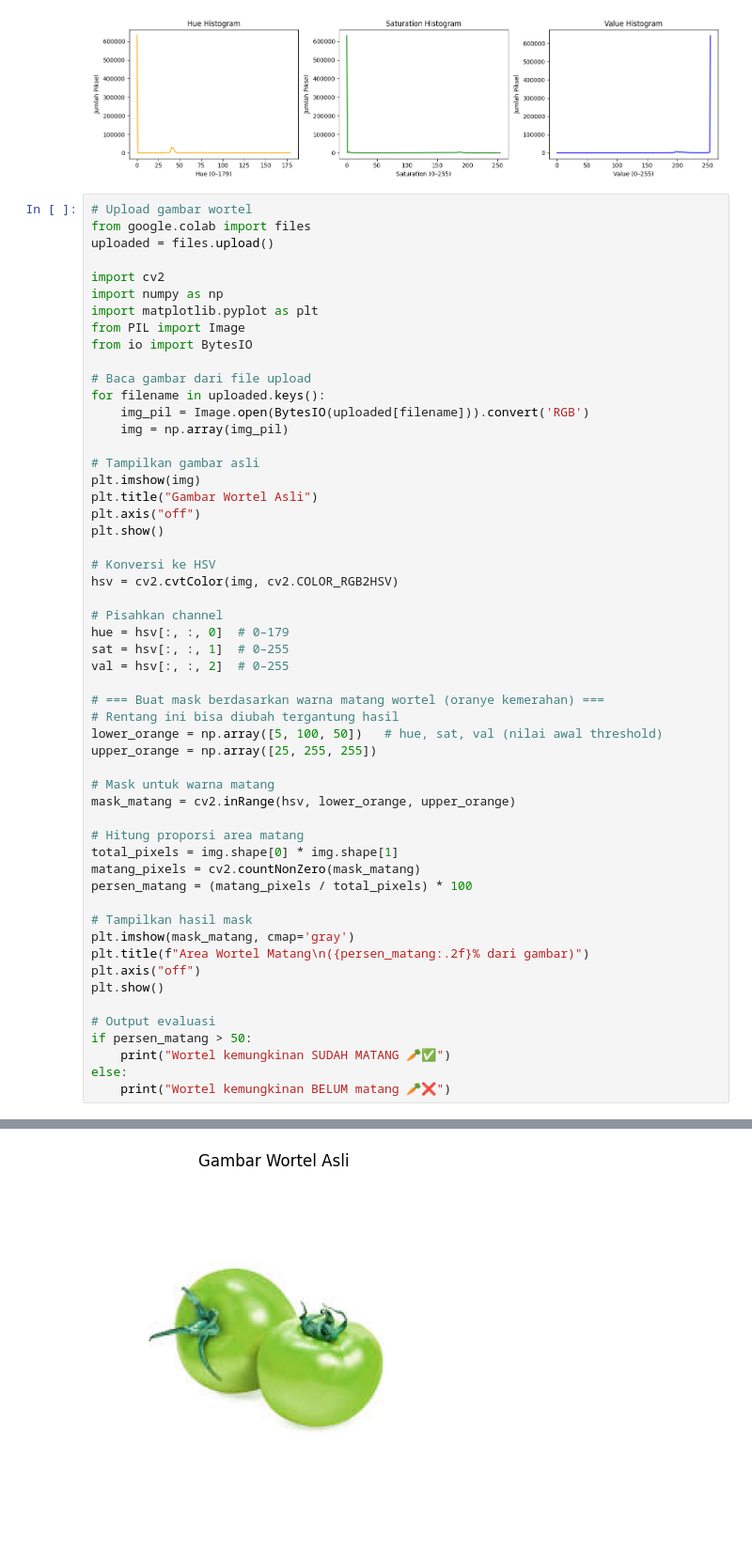
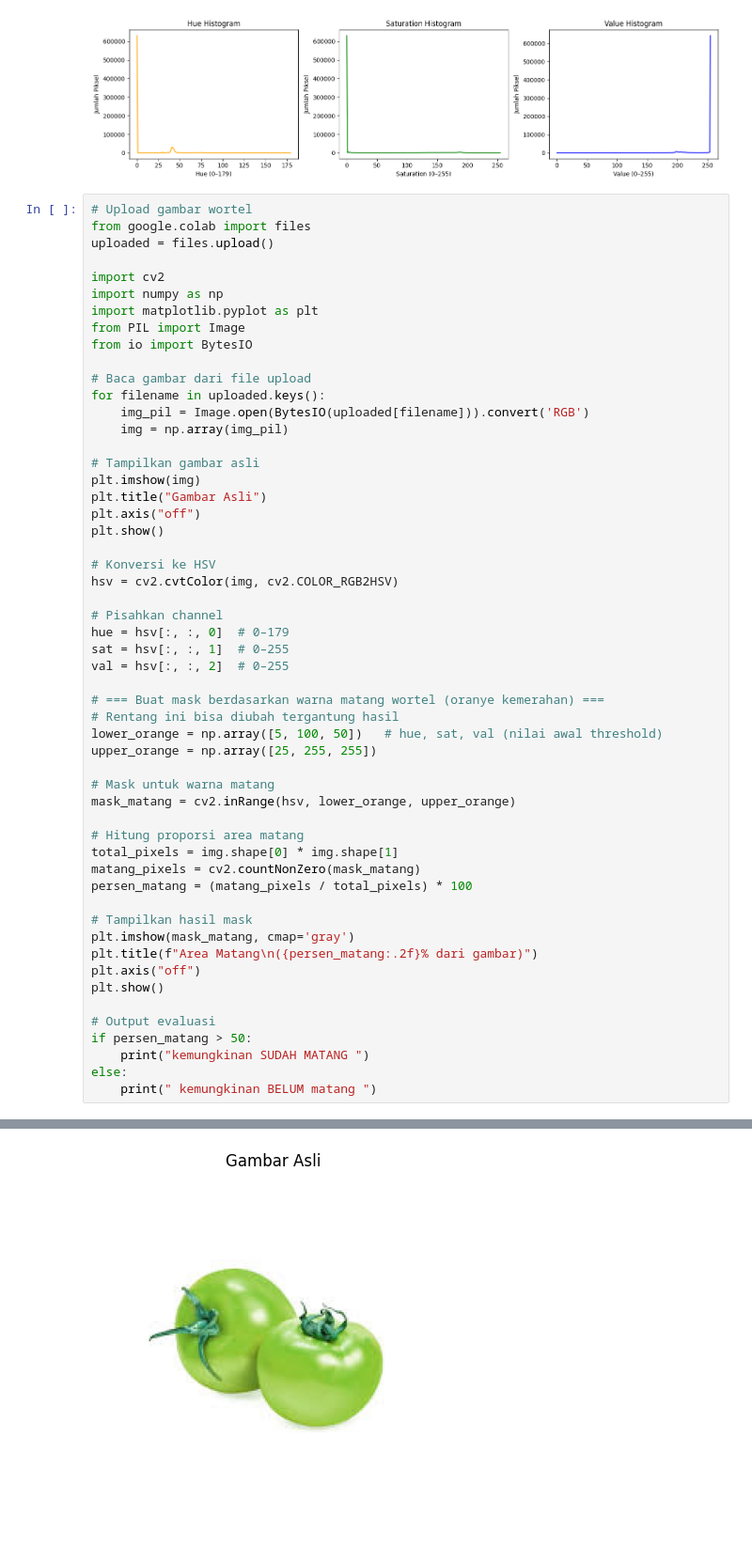
Before and after one commit to Elisjuliaw/tugas, a Jupyter notebook: Salinan_dari_Untitled25.ipynb, the cells around one changed output, grey strips where cells are left out. Shown at 94% size. Saved outputs shown, nothing was run; the diff lists cells and outputs as text.

```diff
--- a/Salinan_dari_Untitled25.ipynb
+++ b/Salinan_dari_Untitled25.ipynb
@@ -164,7 +164,7 @@ for filename in uploaded.keys():
 
 # Tampilkan gambar asli
 plt.imshow(img)
-plt.title("Gambar Wortel Asli")
+plt.title("Gambar Asli")
 plt.axis("off")
 plt.show()
 
@@ -191,14 +191,14 @@ persen_matang = (matang_pixels / total_pixels) * 100
 
 # Tampilkan hasil mask
 plt.imshow(mask_matang, cmap='gray')
-plt.title(f"Area Wortel Matang\n({persen_matang:.2f}% dari gambar)")
+plt.title(f"Area Matang\n({persen_matang:.2f}% dari gambar)")
 plt.axis("off")
 plt.show()
 
 # Output evaluasi
 if persen_matang > 50:
-    print("Wortel kemungkinan SUDAH MATANG 🥕✅")
+    print("kemungkinan SUDAH MATANG ")
 else:
-    print("Wortel kemungkinan BELUM matang 🥕❌")
+    print(" kemungkinan BELUM matang ")
 # %% [output]
 [interactive output not drawn]
@@ -206 +206 @@ Saving xdN11bajEpfF.jpg to xdN11bajEpfF (3).jpg
-[figure, old version]
+[figure, new version]
```
Also changed, not shown: parts of 1 cell of this notebook.
